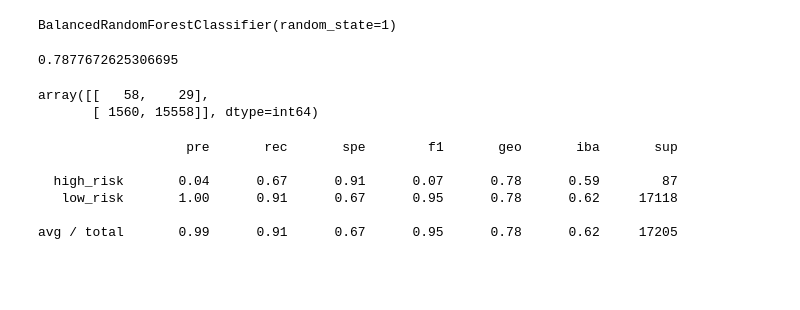
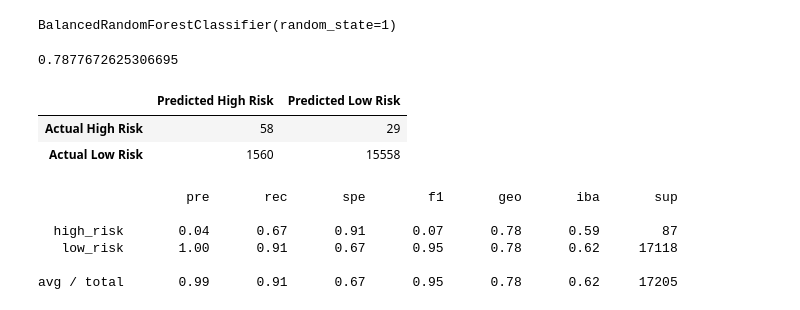
Before and after one commit to shrese/Credit_Risk_Analysis, a Jupyter notebook: Module-17-Challenge-Resources/credit_risk_ensemble.ipynb, the cells around one changed output. Drawn from its saved outputs; the diff is of its cells as text; code cells hidden in the pictures; blank space fills up the shorter version.

```diff
--- a/Module-17-Challenge-Resources/credit_risk_ensemble.ipynb
+++ b/Module-17-Challenge-Resources/credit_risk_ensemble.ipynb
@@ -156,10 +156,15 @@ balanced_accuracy_score(y_test, y_pred)
 # %%
 # Display the confusion matrix
 from sklearn.metrics import confusion_matrix
-confusion_matrix(y_test, y_pred)
+matrix = confusion_matrix(y_test, y_pred)
+
+matrix = pd.DataFrame(matrix,
+        index=["Actual High Risk", "Actual Low Risk"], columns=["Predicted High Risk", "Predicted Low Risk"])
+matrix
 # %% [output]
-array([[   58,    29],
-       [ 1560, 15558]], dtype=int64)
+|  | Predicted High Risk | Predicted Low Risk |
+| Actual High Risk | 58 | 29 |
+| Actual Low Risk | 1560 | 15558 |
 # %%
 # Print the imbalanced classification report
 from imblearn.metrics import classification_report_imbalanced
```
Also changed, not shown: parts of 2 cells of this notebook, 9 other files.
